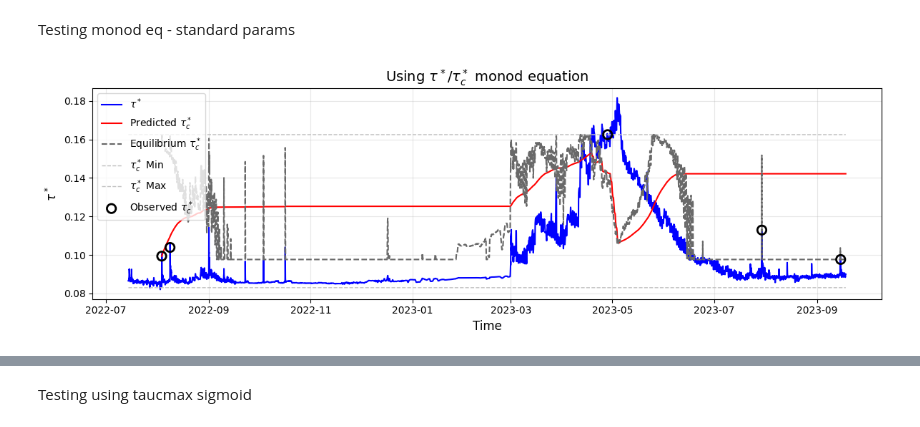
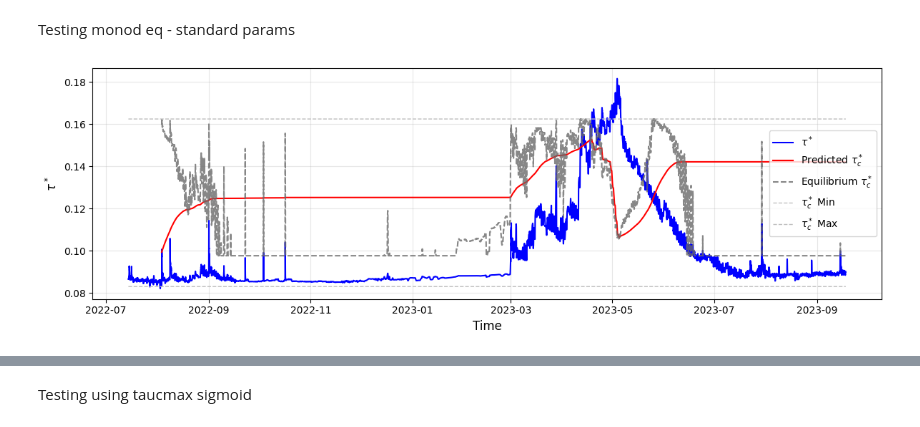
Before and after one commit to nicole-hucke/shear_stress_paper, a Jupyter notebook: antecedent_conditions/predictive_equation/predictive_model_tautauc_conditional.ipynb, the cells around one changed output, grey strips where cells are left out. Drawn from its saved outputs; the diff is of its cells as text; code cells hidden in the pictures.

Commit message:
plotting evolution with our model so far

```diff
--- a/antecedent_conditions/predictive_equation/predictive_model_tautauc_conditional.ipynb
+++ b/antecedent_conditions/predictive_equation/predictive_model_tautauc_conditional.ipynb
@@ -792,34 +792,34 @@ Testing monod eq - standard params
 tauc_lajara, k_lajara, tau_eq_lajara, tauc_ratio_field = evolve_tauc_monod(
     tau_star,
     dt=15, # 15 minute timestep
     tau_c_min=tauc_min_lajara ,
     tau_c_max=tauc_max_lajara,
     event_indices=event_indices,
     tau_c_obs=tauc_obs_lajara,
     multiplicative_factor=10**-3, # no adjustment to k values
 )
 
 tau_c_pred_series = pd.Series(tauc_lajara, index=time_to_index.index)
 tau_star_series = pd.Series(tau_star, index=time_to_index.index)
 
 fig, ax = plt.subplots(figsize=(12, 4))
 ax.plot(tau_star_series.index, tau_star_series.values, color='blue', label=r'$\tau^*$', linewidth=1.5)
 ax.plot(tau_c_pred_series.index, tau_c_pred_series.values, color='red', label=r'Predicted $\tau_c^*$', linewidth=1.5)
-ax.plot(tau_star_series.index, tau_eq_lajara, color='dimgrey', linestyle='--', label=r'Equilibrium $\tau_c^*$', linewidth=1.5)
+ax.plot(tau_star_series.index, tau_eq_lajara, color='dimgrey', linestyle='--', label=r'Equilibrium $\tau_c^*$', linewidth=1.5, alpha=0.8)
 # horiztonal min and max lines
 ax.plot(tau_c_pred_series.index, [0.083]*len(tau_c_pred_series), color='silver', linestyle='--', label=r'$\tau_c^*$ Min', linewidth=1)
 ax.plot(tau_c_pred_series.index, [tauc_max_lajara]*len(tau_c_pred_series), color='silver', linestyle='--', label=r'$\tau_c^*$ Max', linewidth=1)
-ax.scatter(tauc_events.index, tauc_obs_lajara, facecolors="none", edgecolors="black", s=80, linewidth=2, label=r"Observed $\tau^*_c$", zorder=5,)
+#ax.scatter(tauc_events.index, tauc_obs_lajara, facecolors="none", edgecolors="black", s=80, linewidth=2, label=r"Observed $\tau^*_c$", zorder=5,)
 
 ax.set_ylabel(r'$\tau^*$', fontsize=12)
 ax.set_xlabel('Time', fontsize=12)
 ax.legend()
 ax.grid(True, alpha=0.3)
 
-plt.title(r'Using $\tau^*$/$\tau_c^*$ monod equation', fontsize=14)
+#plt.title(r'Using $\tau^*$/$\tau_c^*$ monod equation', fontsize=14)
 # modify dates on x-axis to be more readable
 #plt.xlim(pd.Timestamp("2022-08-01"), pd.Timestamp("2022-09-30"))
 plt.tight_layout()
 plt.show()
 # %% [output]
-[figure, old version]
+[figure, new version]
```
Also changed, not shown: parts of 1 cell of this notebook.
